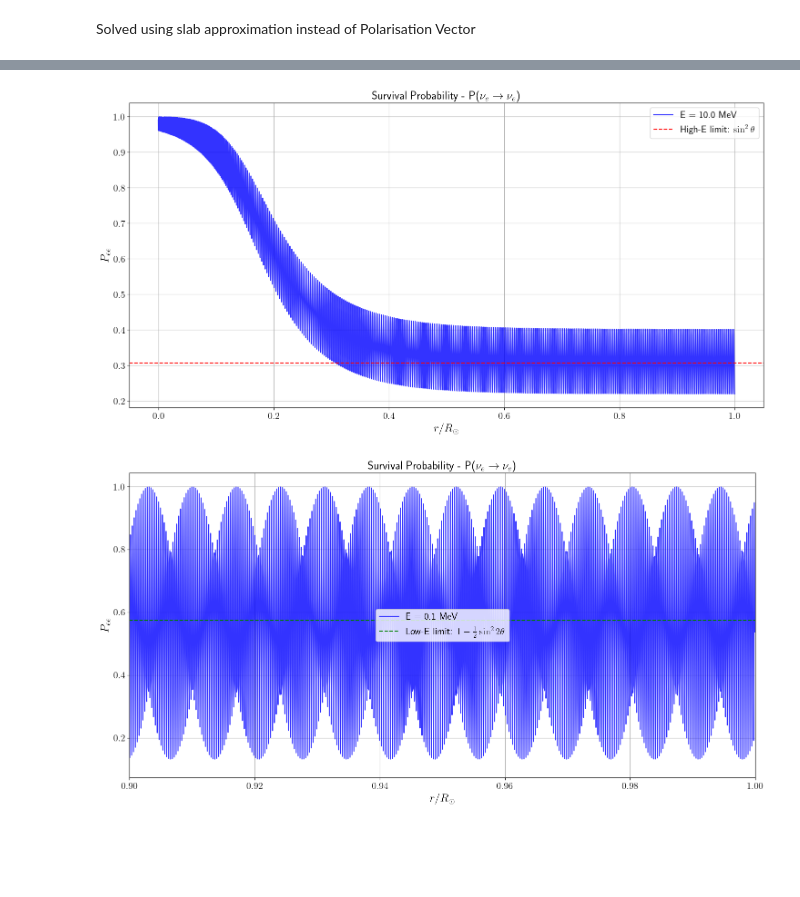
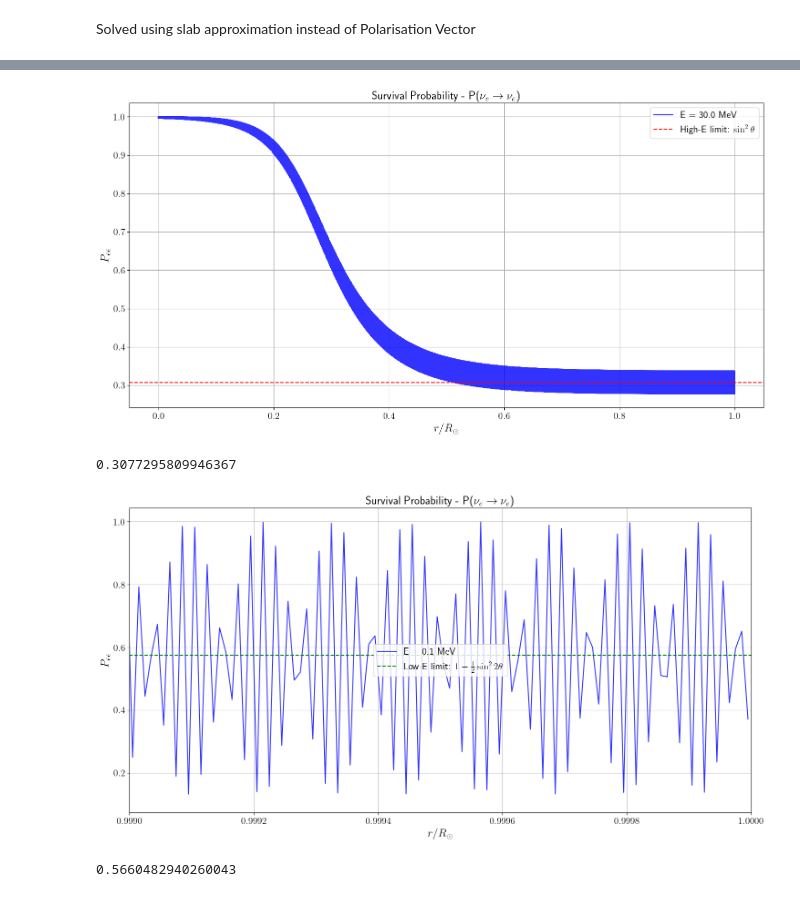
Before and after one commit to soham10/Neutrino-Oscillations, a Jupyter notebook: Solar Neutrinos with Slab Approximation.ipynb, the cells around one changed output, grey strips where cells are left out. Saved outputs shown, nothing was run; the diff lists cells and outputs as text; code cells hidden in the pictures; blank space fills up the shorter version.

```diff
--- a/Solar Neutrinos with Slab Approximation.ipynb
+++ b/Solar Neutrinos with Slab Approximation.ipynb
@@ -41,6 +43,6 @@ erg_to_MeV = 6.2415*1e5
 # %%
 R_sol = 6.96340*1e8 #m
-R_sol= R_sol*(8*1e5) #eV⁻¹
+R_sol= R_sol*eV_to_1_by_m #eV⁻¹
 
 def N(r):
     return 245*N_A*np.exp(-r*10.45/R_sol)*one_by_cm3_to_eV3  # eV3
@@ -80,10 +82,8 @@ def slab_unitary(del_m2_m, theta_m, E, delta_x):
     for i in range(3):
         U -= 1j * np.sin(phi) * n[i] * sigma[i]
     return U
-
-    return U
 # %%
-def solar_solver_slab(E_mev, r_i=0.0, r_f=1.0, n_slabs=10000):
+def solar_solver_slab(E_mev, r_i=0.0, r_f=1.0, n_slabs=100000):
     E = E_mev * 1e6
     r_frac_edges = np.linspace(r_i, r_f, n_slabs + 1)
     r_frac_mid   = 0.5 * (r_frac_edges[:-1] + r_frac_edges[1:])
@@ -97,7 +97,6 @@ def solar_solver_slab(E_mev, r_i=0.0, r_f=1.0, n_slabs=10000):
         A = A_cc(N(rf*R_sol), E)
         delm2_m = del_m2_eff(del_m2_21, theta_21, A)
         theta_m = theta_eff(del_m2_21, theta_21, A)
-
         U = slab_unitary(delm2_m, theta_m, E, Δr)
         psi = U @ psi
 
@@ -118,7 +117,7 @@ def plot_solar_slab(E_mev):
         ax.axhline(Pee_high, color='r', linestyle='--', label=r'High-E limit: $\sin^2 \theta$')
     else:
         ax.axhline(Pee_low, color='g', linestyle='--', label=r'Low-E limit: $1 - \frac{1}{2} \sin^2 2\theta$')
-        ax.set_xlim(0.9,1.00)
+        ax.set_xlim(0.999,1.00)
     ax.set_xlabel(r'$r/R_{\odot}$')
     ax.set_ylabel(r'$P_{ee}$')
     ax.set_title(r'Survival Probability - P($\nu_e \rightarrow \nu_e$)')
@@ -126,12 +125,16 @@ def plot_solar_slab(E_mev):
     ax.grid(True)
     plt.tight_layout()
     plt.show()
+    mask = (r_frac > 0.9)
+    print(np.mean(Pee[mask]))
 # %%
-plot_solar_slab(10) # 10 MeV
+plot_solar_slab(30) # 30 MeV
 # %% [output]
-[figure, old version]
+[figure, new version]
+0.3077295809946367
 # %%
-plot_solar_slab(0.1) # o.1 MeV
+plot_solar_slab(0.1) # 0.1 MeV
 # %% [output]
-[figure, old version]
+[figure, new version]
+0.5660482940260043
 # %%
```
Also changed, not shown: parts of 3 cells of this notebook, 3 other files.
